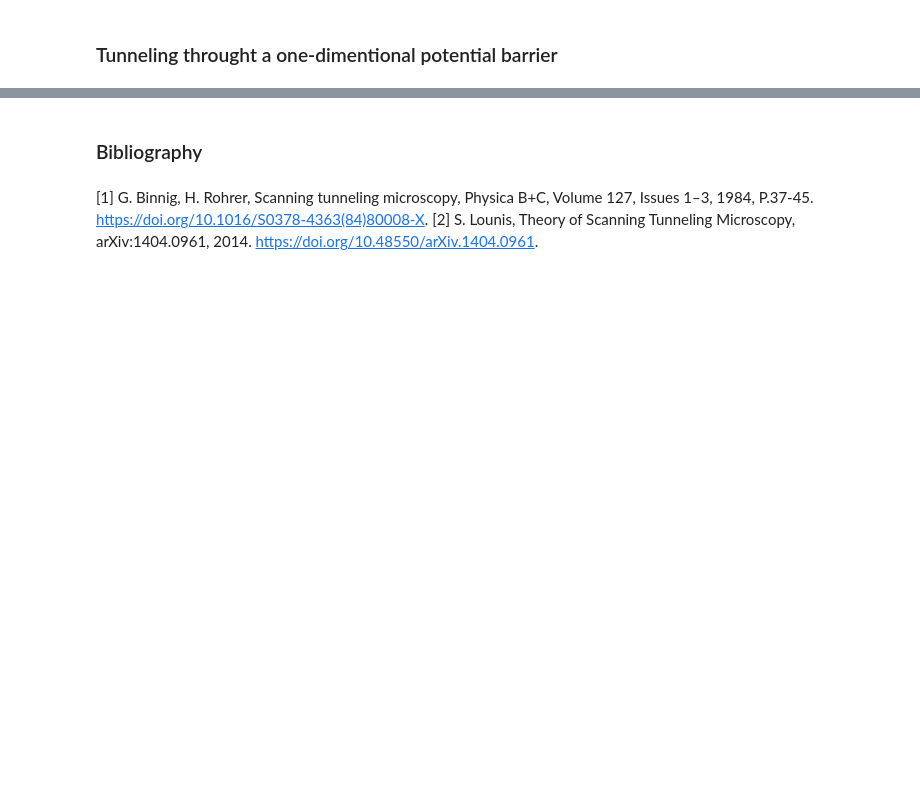
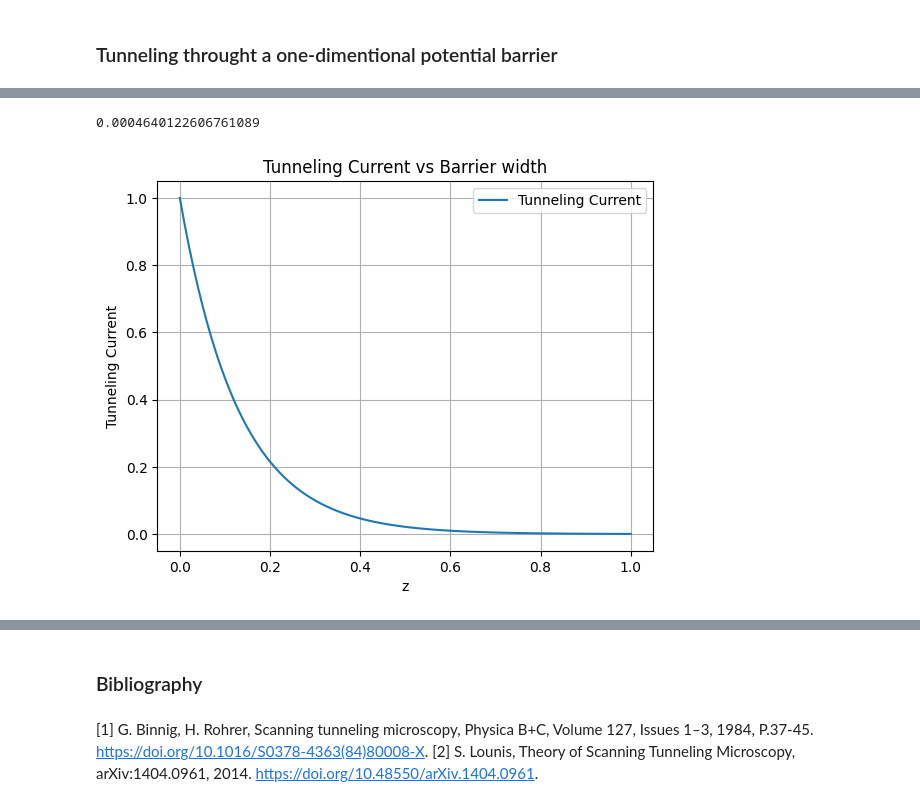
Before and after one commit to MariyaSV78/notebook_STM, a Jupyter notebook: STM/STM.ipynb, the cells around one changed output, grey strips where cells are left out. Saved outputs shown, nothing was run; the diff lists cells and outputs as text; code cells hidden in the pictures; blank space fills up the shorter version.

```diff
--- a/STM/STM.ipynb
+++ b/STM/STM.ipynb
@@ -20,0 +37,31 @@ The remarkable resolution down to the atomic level is facilitated by the exponen
+# %%
+import numpy as np
+import matplotlib.pyplot as plt
+from scipy.integrate import cumtrapz
+
+# Using parameters
+I0 = 1.0  # Adjust as needed
+m = 9.11e-31  # Electron mass
+phi = 4.5  # Work function
+V = 1.0  # Applied voltage
+# z0 = 0.1  # Initial tip-sample separation
+
+k = np.exp(-2 * np.sqrt(2 * m * (phi - V)) / 6.58e-16)
+print (k)
+
+# Calculate the varying tip-sample separation (distance) from the surface profile
+d = np.linspace(0, 1, 100)
+tunneling_current = I0 * np.exp(-2 * np.sqrt(2 * m * (phi - V)) * d / 6.5821e-16) # redused Planck constant in 6.5821e-16 eV*s or 1.054e-34 J*s
+
+
+# Plot the results
+plt.plot(d, tunneling_current, label='Tunneling Current')
+plt.xlabel('z')
+plt.ylabel('Tunneling Current')
+plt.title('Tunneling Current vs Barrier width')
+plt.legend()
+plt.grid(True)
+plt.show()
+# %% [output]
+0.0004640122606761089
+[figure, added]
```
Also changed, not shown: parts of 3 cells of this notebook, 2 other files.
